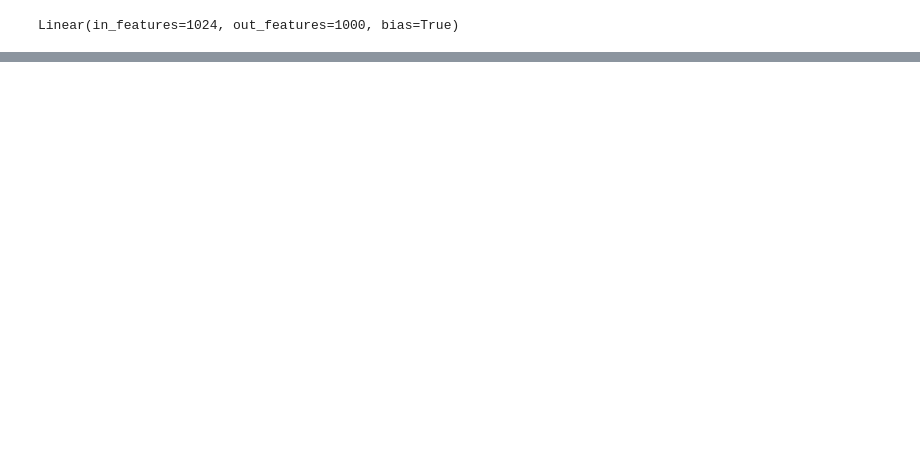
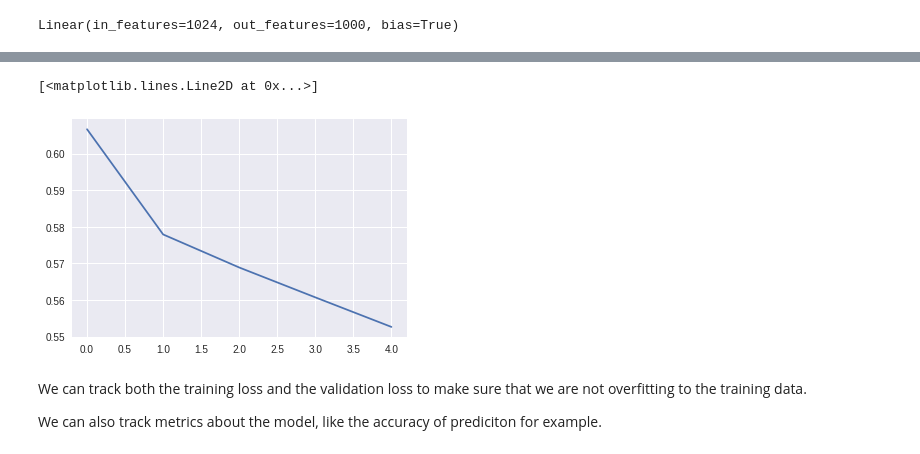
Before and after one commit to feras-oughali/Notebooks, a Jupyter notebook: cars_classifier_pytorch.ipynb, the cells around one changed output, grey strips where cells are left out. Drawn from its saved outputs; the diff is of its cells as text; code cells hidden in the pictures; blank space fills up the shorter version.

```diff
--- a/cars_classifier_pytorch.ipynb
+++ b/cars_classifier_pytorch.ipynb
@@ -145,0 +136,3 @@ torch.Size([64, 3, 7, 7])
+# %%
+optimizer = optim.SGD(model.classifier.parameters(), lr=.001)
+criterion = nn.CrossEntropyLoss()
@@ -145,0 +172,2 @@ torch.Size([64, 3, 7, 7])
+# %%
+inputs, labels = next(iter(train_loader))
@@ -145,0 +180,3 @@ torch.Size([64, 3, 7, 7])
+# %%
+outs = model(inputs.to('cuda'))
+outs.shape
@@ -145,0 +229,22 @@ torch.Size([64, 3, 7, 7])
+# %%
+epochs = 5
+device = 'cuda'
+model.to(device)
+train_losses = []
+for e in range(epochs):
+    running_loss = 0
+    for images, labels in train_loader:
+        images, labels = images.to(device), labels.to(device)
+
+        optimizer.zero_grad()
+
+        outs = model(images)
+        loss = criterion(outs, labels)
+        loss.backward()
+        optimizer.step()
+
+        running_loss += loss.item()
+    else:
+      train_losses.append(running_loss/len(train_loader))
+      print("Epoch: {}/{}.. ".format(e+1, epochs),
+              "Training Loss: {:.3f}.. ".format(train_losses[-1]))
@@ -145,0 +257,9 @@ torch.Size([64, 3, 7, 7])
+# %%
+plt.plot(train_losses, label='Training loss')
+# %% [output]
+[<matplotlib.lines.Line2D at 0x...>]
+[figure, added]
+# %% [markdown]
+We can track both the training loss and the validation loss to make sure that we are not overfitting to the training data.
+
+We can also track metrics about the model, like the accuracy of prediciton for example.
```
Also changed, not shown: parts of 55 cells of this notebook.
